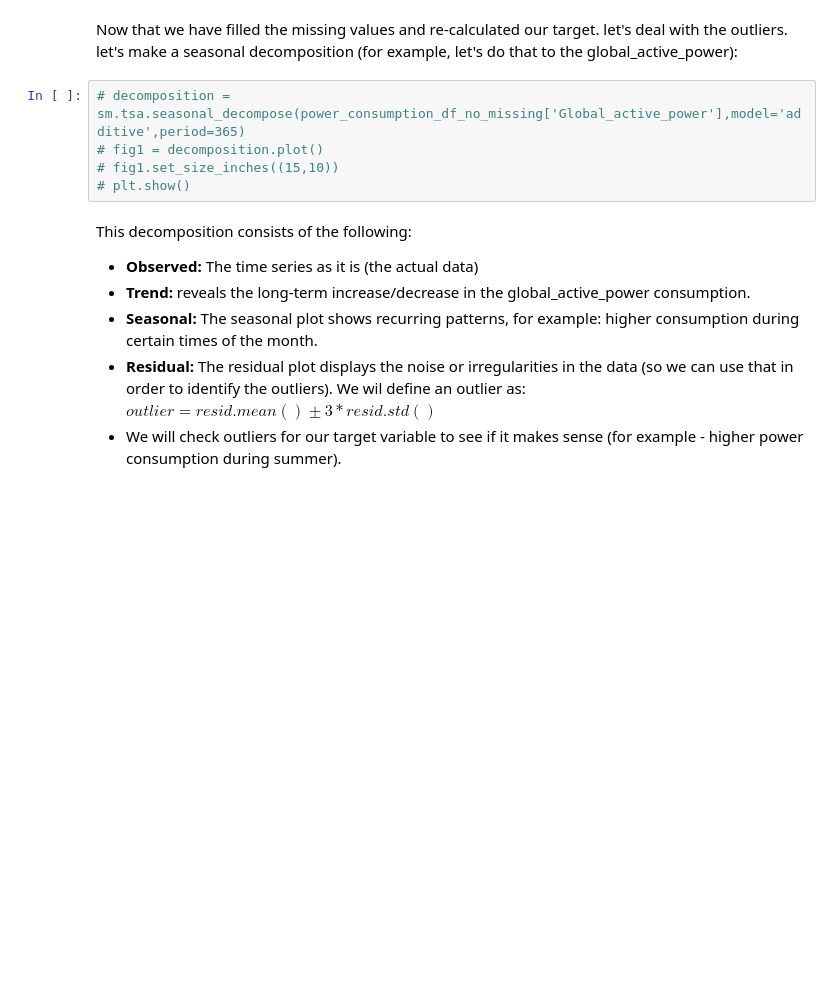
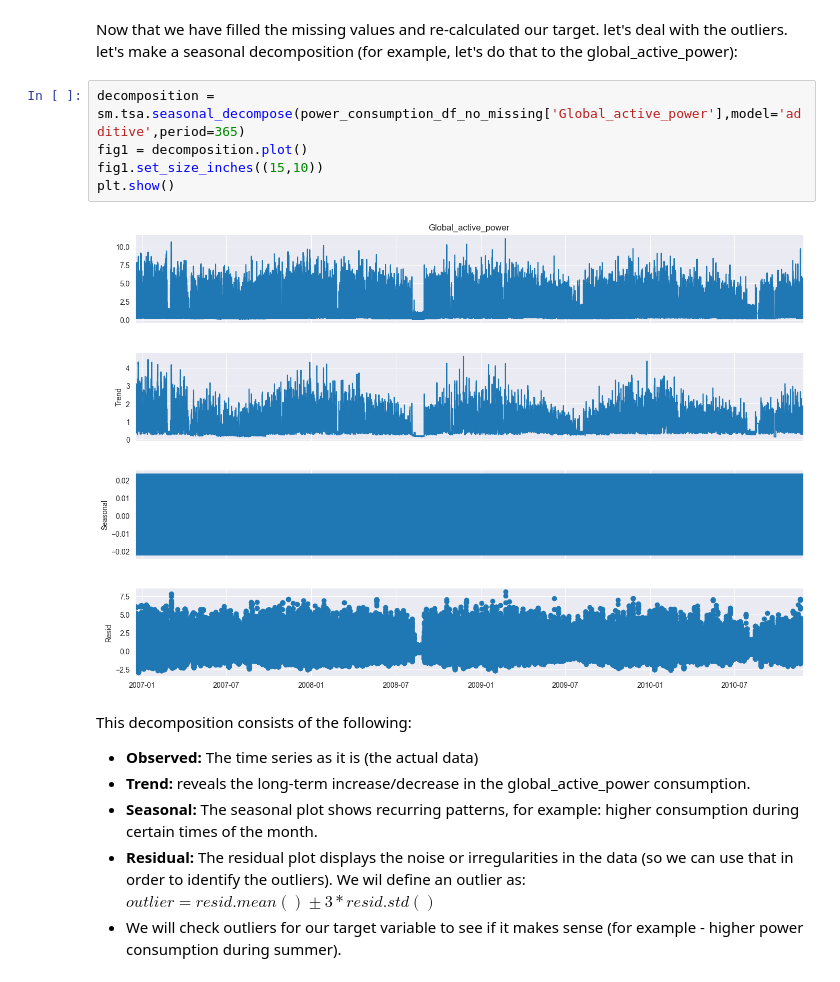
Before and after one commit to BarackSamuni/Data_science_lab2_homework2_solution, a Jupyter notebook: Homework2_solution.ipynb, the cells around one changed output. Cells and saved outputs as stored; diff of their text form; blank space fills up the shorter version.

```diff
--- a/Homework2_solution.ipynb
+++ b/Homework2_solution.ipynb
@@ -328,10 +334,12 @@ dtype: int64
 # %% [markdown]
 Now that we have filled the missing values and re-calculated our target. let's deal with the outliers. let's make a seasonal decomposition (for example, let's do that to the global_active_power):
 # %%
-# decomposition = sm.tsa.seasonal_decompose(power_consumption_df_no_missing['Global_active_power'],model='additive',period=365)
-# fig1 = decomposition.plot()
-# fig1.set_size_inches((15,10))
-# plt.show()
+decomposition = sm.tsa.seasonal_decompose(power_consumption_df_no_missing['Global_active_power'],model='additive',period=365)
+fig1 = decomposition.plot()
+fig1.set_size_inches((15,10))
+plt.show()
+# %% [output]
+[figure, added]
 # %% [markdown]
 This decomposition consists of the following:
 * **Observed:** The time series as it is (the actual data)
```
Also changed, not shown: parts of 4 cells of this notebook, 1 other file.
